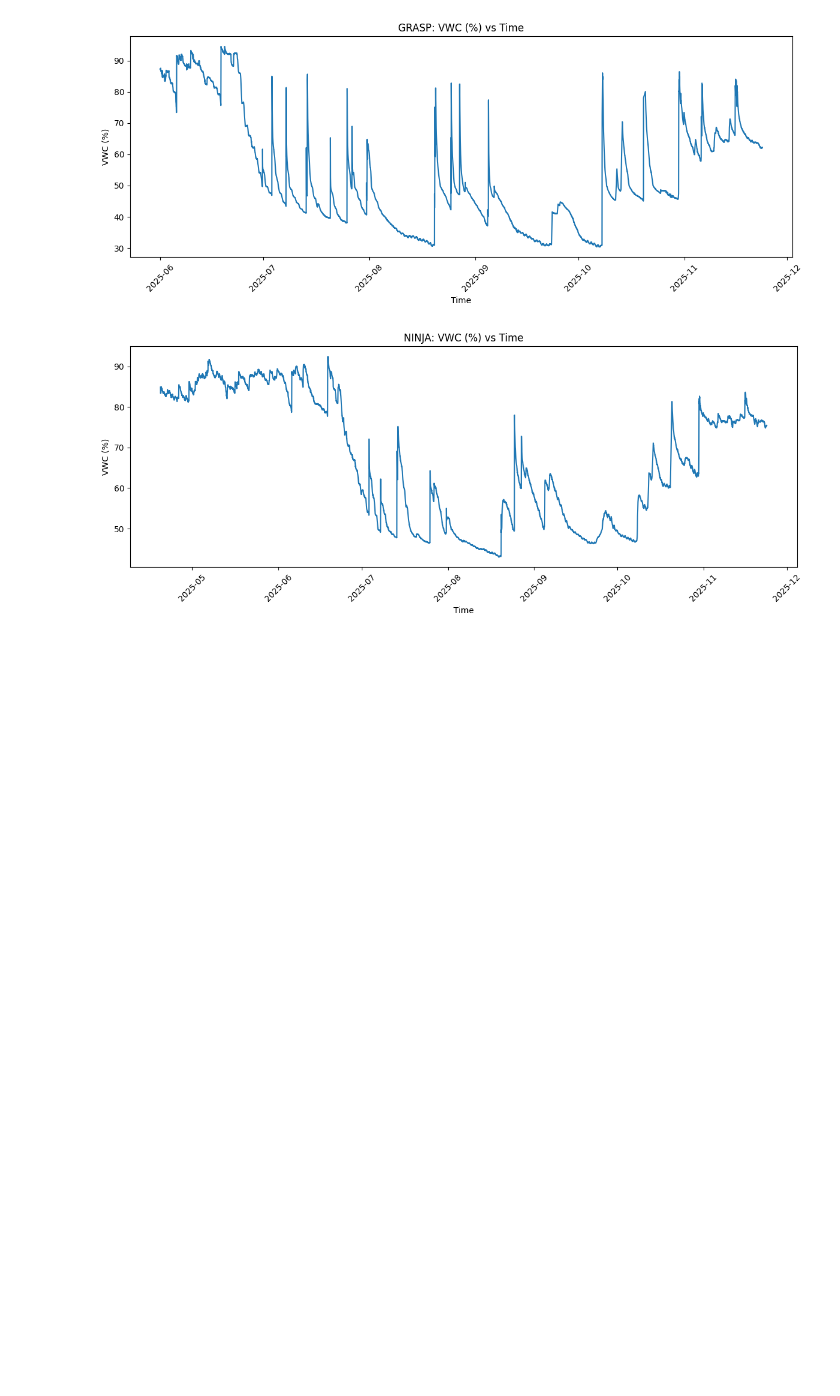
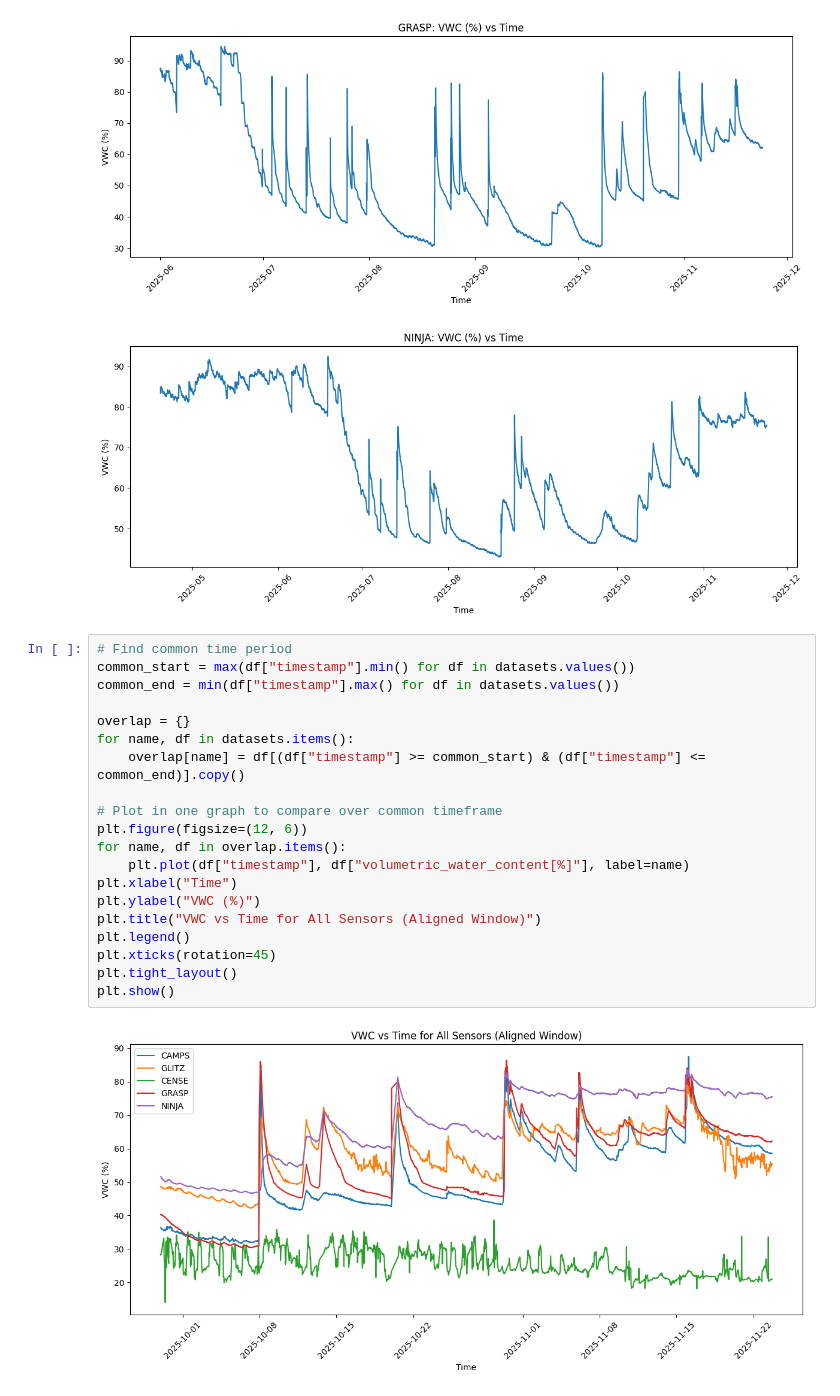
Before and after one commit to cta48/GeoData-Soil-Moisture-Sensors, a Jupyter notebook: Owner_avatar_GeoData_Soil_Moisture_Sensors.ipynb, the cells around one changed output. Cells and saved outputs as stored; diff of their text form; blank space fills up the shorter version.

Commit message:
-Analyzed them over common time periods and combined them into a single graph -Same thing but with CENSE removed

```diff
--- a/Owner_avatar_GeoData_Soil_Moisture_Sensors.ipynb
+++ b/Owner_avatar_GeoData_Soil_Moisture_Sensors.ipynb
@@ -88,3 +57,25 @@ for name, df in datasets.items():
 [figure]
 [figure]
 [figure]
+# %%
+# Find common time period
+common_start = max(df["timestamp"].min() for df in datasets.values())
+common_end = min(df["timestamp"].max() for df in datasets.values())
+
+overlap = {}
+for name, df in datasets.items():
+    overlap[name] = df[(df["timestamp"] >= common_start) & (df["timestamp"] <= common_end)].copy()
+
+# Plot in one graph to compare over common timeframe
+plt.figure(figsize=(12, 6))
+for name, df in overlap.items():
+    plt.plot(df["timestamp"], df["volumetric_water_content[%]"], label=name)
+plt.xlabel("Time")
+plt.ylabel("VWC (%)")
+plt.title("VWC vs Time for All Sensors (Aligned Window)")
+plt.legend()
+plt.xticks(rotation=45)
+plt.tight_layout()
+plt.show()
+# %% [output]
+[figure, added]
```
Also changed, not shown: parts of 4 cells of this notebook.
